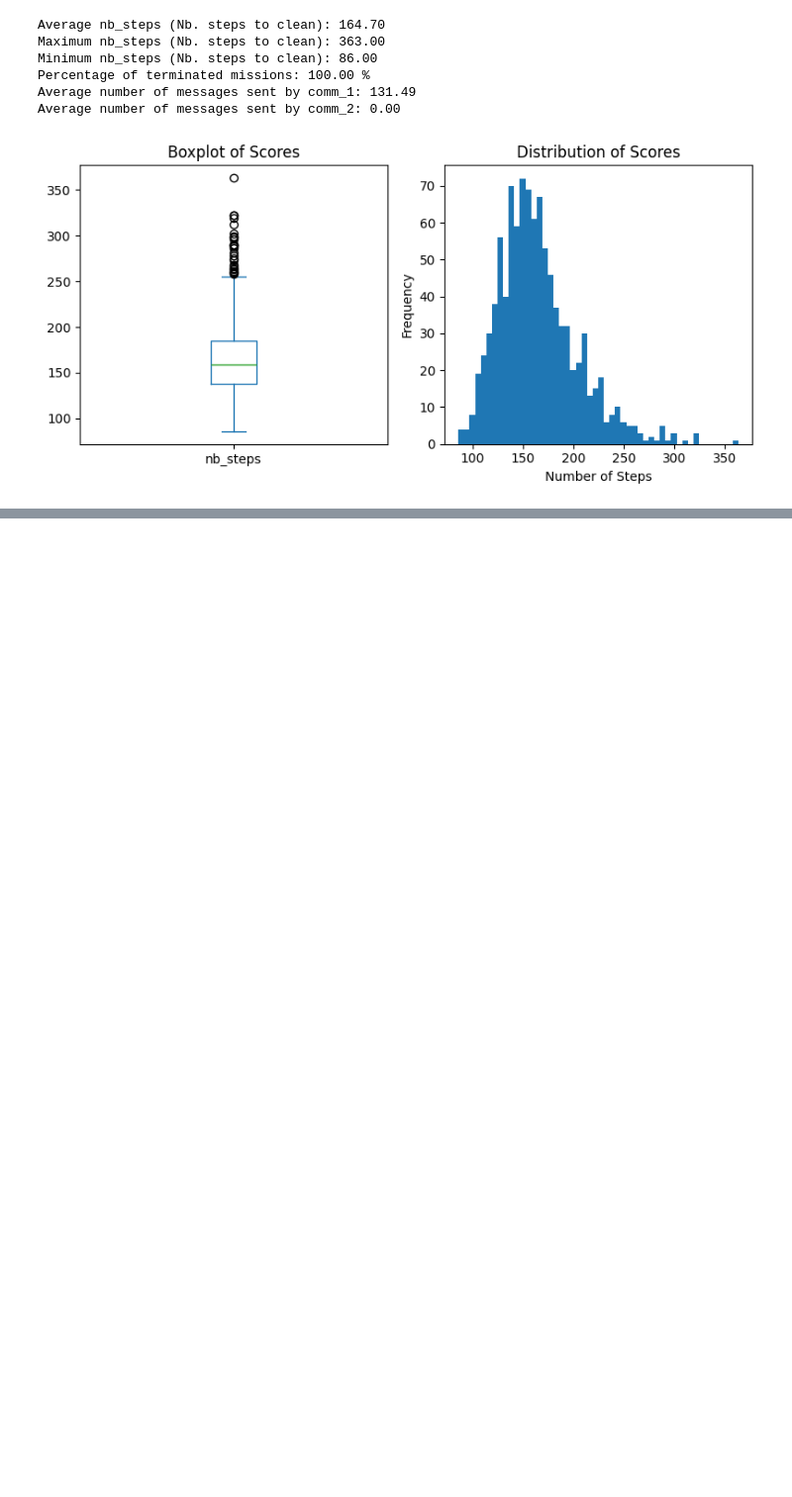
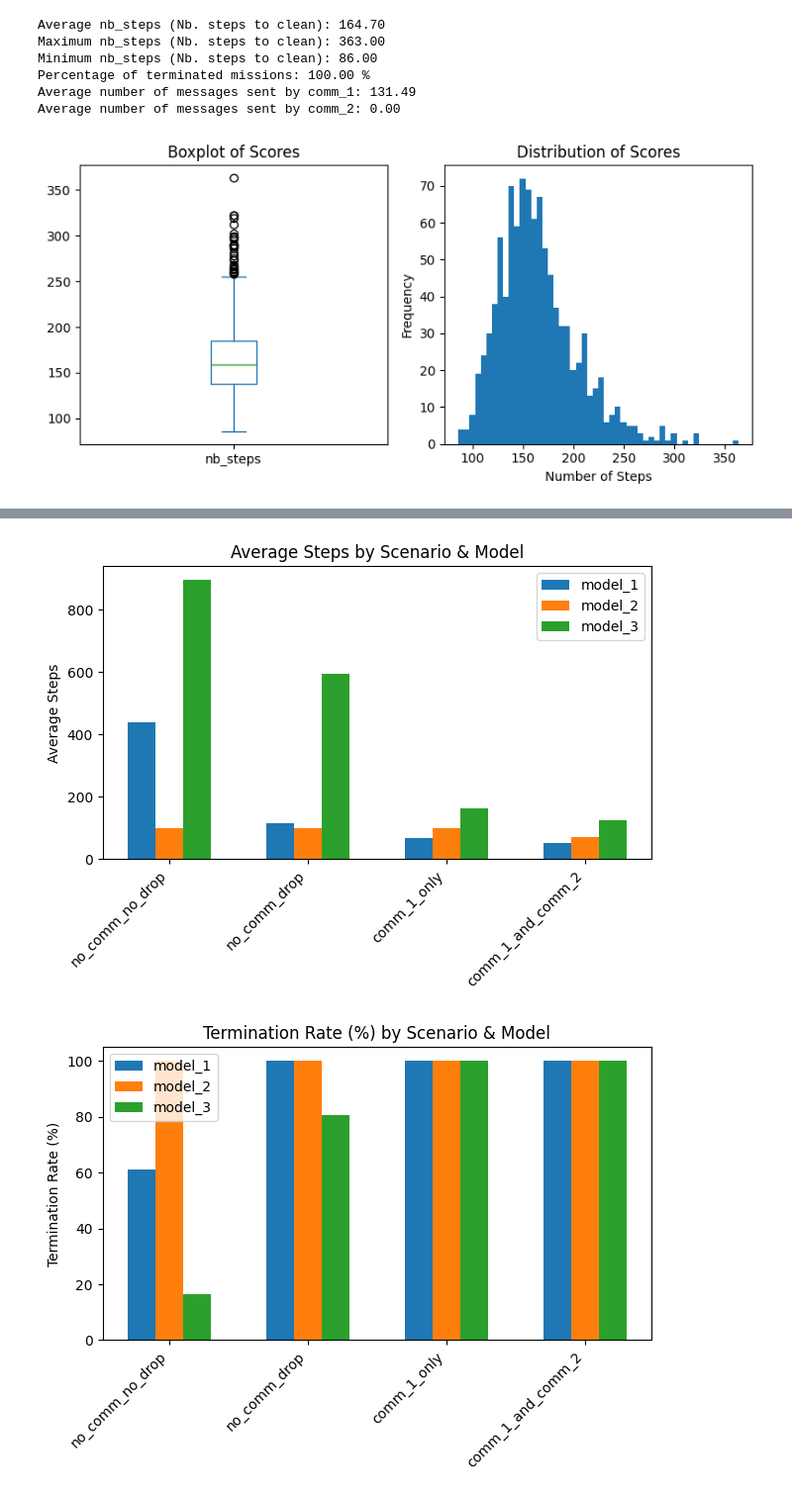
Before and after one commit to elbarhichi/Self-Organized-Multi-Agents-System, a Jupyter notebook: MAS_evaluation.ipynb, the cells around one changed output, grey strips where cells are left out. Shown at 99% size. Saved outputs shown, nothing was run; the diff lists cells and outputs as text; code cells hidden in the pictures; blank space fills up the shorter version.

```diff
--- a/MAS_evaluation.ipynb
+++ b/MAS_evaluation.ipynb
@@ -337,0 +457,16 @@ Average number of messages sent by comm_2: 0.00
+# %%
+import glob
+import os
+
+files = glob.glob('benchmarks/model_*.csv')
+dfs = []
+for fp in files:
+    df = pd.read_csv(fp)
+    fname = os.path.basename(fp).replace('.csv','').split('_')
+    model_num = fname[1]
+    scenario = '_'.join(fname[2:])
+    df['model'] = f'model_{model_num}'
+    df['scenario'] = scenario
+    dfs.append(df)
+
+all_df = pd.concat(dfs, ignore_index=True)
@@ -337,0 +510,27 @@ Average number of messages sent by comm_2: 0.00
+# %%
+metrics = {
+    'avg_steps': 'Average Steps',
+    'termination_rate': 'Termination Rate (%)',
+    'avg_comm1': 'Avg. Messages (COM1)',
+    'avg_comm2': 'Avg. Messages (COM2)',
+}
+
+for metric, label in metrics.items():
+    pivot = summary.pivot(index='scenario', columns='model', values=metric)
+    x = range(len(pivot))
+    width = 0.2
+
+    fig, ax = plt.subplots()
+    for i, model in enumerate(pivot.columns):
+        ax.bar([pos + i*width for pos in x], pivot[model], width, label=model)
+
+    ax.set_xticks([pos + width*(len(pivot.columns)-1)/2 for pos in x])
+    ax.set_xticklabels(pivot.index, rotation=45, ha='right')
+    ax.set_ylabel(label)
+    ax.set_title(f"{label} by Scenario & Model")
+    ax.legend()
+    plt.tight_layout()
+    plt.show()
+# %% [output]
+[figure, added]
+[figure, added]
```
Also changed, not shown: parts of 18 cells of this notebook, 6 other files.
